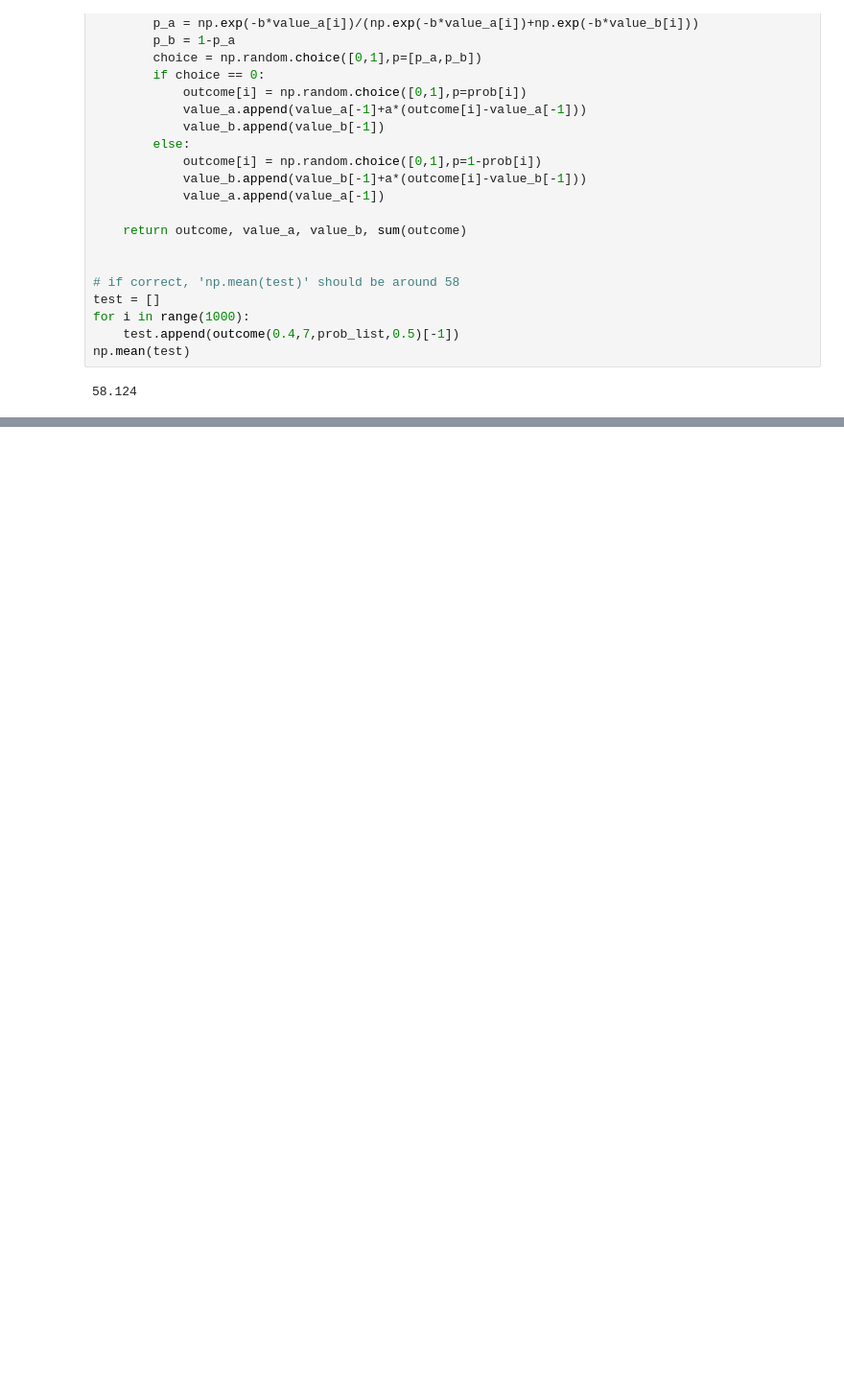
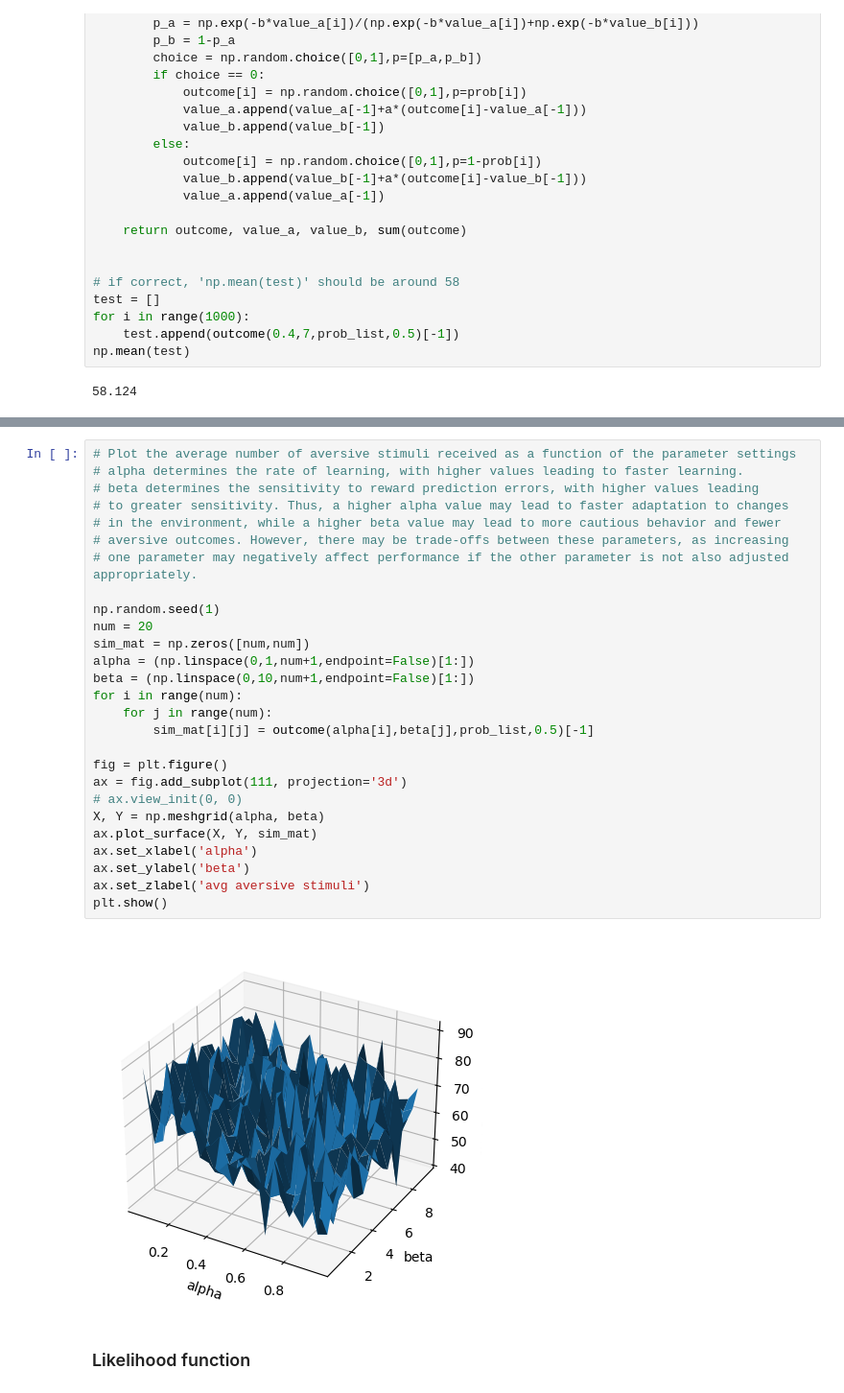
Before and after one commit to a-ishiyama/comp-neuro, a Jupyter notebook: code.ipynb, the cells around one changed output, grey strips where cells are left out. Shown at 96% size. Drawn from its saved outputs; the diff is of its cells as text; blank space fills up the shorter version.

```diff
--- a/code.ipynb
+++ b/code.ipynb
@@ -98,3 +99,34 @@ plt.legend(loc='lower right')
 # %% [output]
 <matplotlib.legend.Legend at 0x...>
 [figure]
+# %%
+# Plot the average number of aversive stimuli received as a function of the parameter settings
+# alpha determines the rate of learning, with higher values leading to faster learning.
+# beta determines the sensitivity to reward prediction errors, with higher values leading
+# to greater sensitivity. Thus, a higher alpha value may lead to faster adaptation to changes
+# in the environment, while a higher beta value may lead to more cautious behavior and fewer
+# aversive outcomes. However, there may be trade-offs between these parameters, as increasing
+# one parameter may negatively affect performance if the other parameter is not also adjusted appropriately.
+
+np.random.seed(1)
+num = 20
+sim_mat = np.zeros([num,num])
+alpha = (np.linspace(0,1,num+1,endpoint=False)[1:])
+beta = (np.linspace(0,10,num+1,endpoint=False)[1:])
+for i in range(num):
+    for j in range(num):
+        sim_mat[i][j] = outcome(alpha[i],beta[j],prob_list,0.5)[-1]
+
+fig = plt.figure()
+ax = fig.add_subplot(111, projection='3d')
+# ax.view_init(0, 0)
+X, Y = np.meshgrid(alpha, beta)
+ax.plot_surface(X, Y, sim_mat)
+ax.set_xlabel('alpha')
+ax.set_ylabel('beta')
+ax.set_zlabel('avg aversive stimuli')
+plt.show()
+# %% [output]
+[figure, added]
+# %% [markdown]
+### Likelihood function
```
Also changed, not shown: parts of 1 cell of this notebook.
